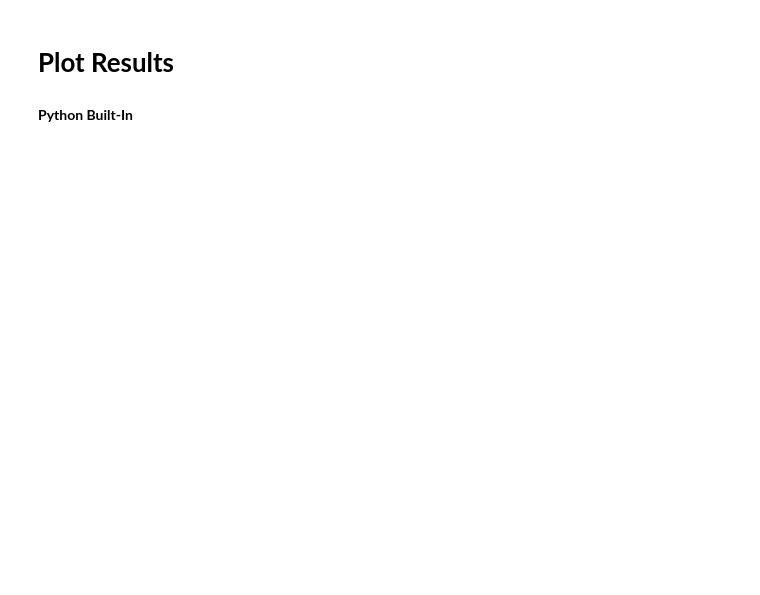
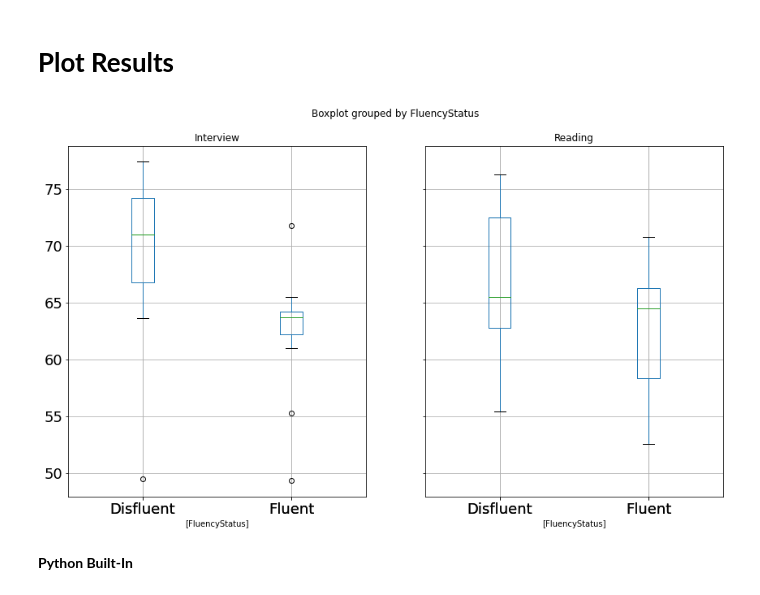
Before and after one commit to Janina712/MLTSA22_JBoecher, a Jupyter notebook: Other/4. Compute_RhythmMetrics.ipynb, the cells around one changed output. Cells and saved outputs as stored; diff of their text form; code cells hidden in the pictures; blank space fills up the shorter version.

```diff
--- a/Other/4. Compute_RhythmMetrics.ipynb
+++ b/Other/4. Compute_RhythmMetrics.ipynb
@@ -807,3 +951,21 @@ fig.show()
+# %%
+#PWS rows
+df_boxplot_fluent["Reading"] = result_reading_fluent_c["nPVI"]
+df_boxplot_fluent["Interview"] = result_interview_fluent_c["nPVI"]
+# %%
+#Control rows
+df_boxplot_disfluent["Reading"] =result_reading_disfluent_c["nPVI"]
+df_boxplot_disfluent["Interview"] = result_interview_disfluent_c["nPVI"]
+# %%
+# Combine PWS and Control
+df_boxplot = pd.concat([df_boxplot_fluent, df_boxplot_disfluent], ignore_index = True)
+# %%
+#Add group column
+df_boxplot["FluencyStatus"] = df_boxplot_group
+# %%
+boxplot = df_boxplot.boxplot(by = "FluencyStatus", figsize=[14,8], fontsize = 18, return_type='axes');
+# %% [output]
+[figure, added]
 # %% [markdown]
 **Python Built-In**
 # %%
```
Also changed, not shown: parts of 35 cells of this notebook.
